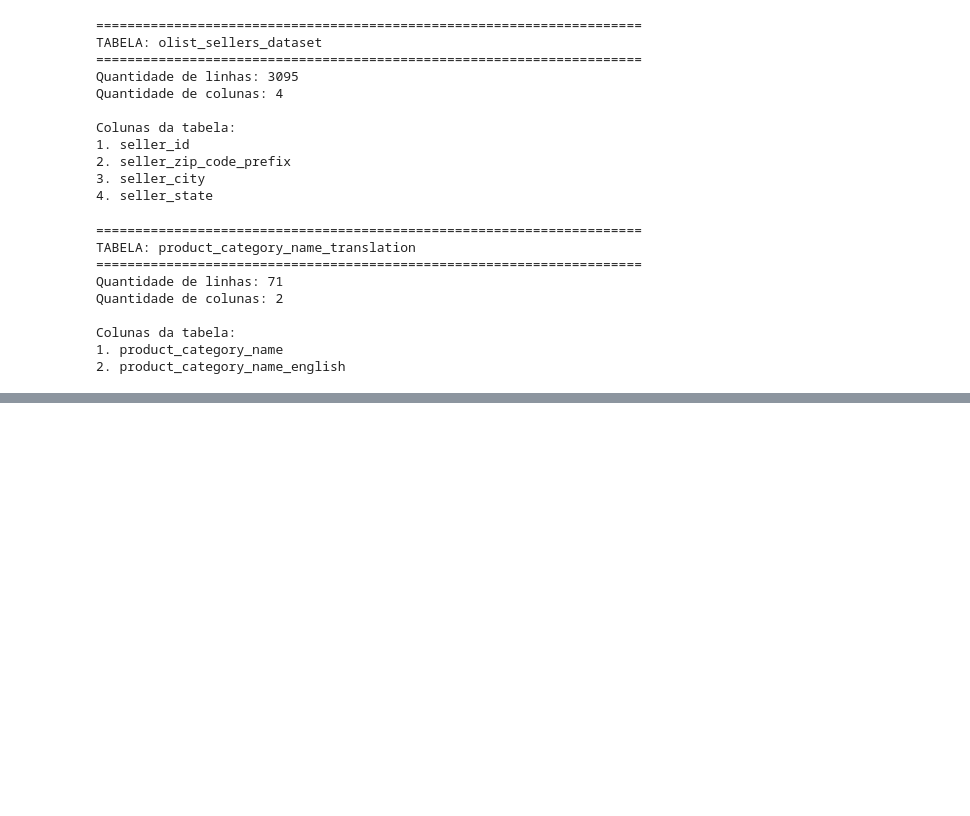
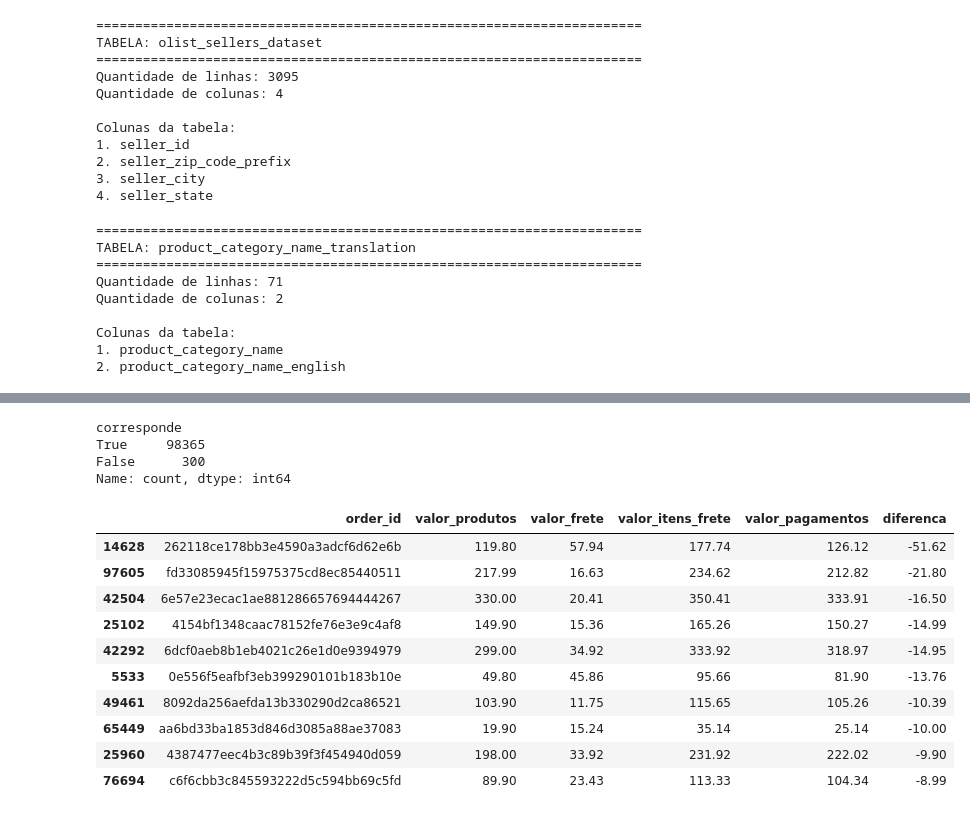
Before and after one commit to AgathaAlmeida7/case-01-queda-vendas, a Jupyter notebook: notebooks/01_data_profiling.ipynb, the cells around one changed output, grey strips where cells are left out. Cells and saved outputs as stored; diff of their text form; code cells hidden in the pictures; blank space fills up the shorter version.

```diff
--- a/notebooks/01_data_profiling.ipynb
+++ b/notebooks/01_data_profiling.ipynb
@@ -313,0 +879,8 @@ Colunas da tabela:
+# %%
+comparacao_valores = totais_items.merge(
+    totais_payments,
+    on="order_id",
+    how="inner"
+)
+
+comparacao_valores.head()
@@ -313,0 +894,7 @@ Colunas da tabela:
+# %%
+comparacao_valores["diferenca"] = (
+    comparacao_valores["valor_pagamentos"]
+    - comparacao_valores["valor_itens_frete"]
+)
+
+comparacao_valores["diferenca"].describe()
@@ -313,0 +911,46 @@ Colunas da tabela:
+# %%
+import numpy as np
+
+comparacao_valores["corresponde"] = np.isclose(
+    comparacao_valores["valor_pagamentos"],
+    comparacao_valores["valor_itens_frete"],
+    atol=0.01
+)
+
+comparacao_valores["corresponde"].value_counts()
+# %% [output]
+corresponde
+True     98365
+False      300
+Name: count, dtype: int64
+# %%
+divergencias = (
+    comparacao_valores[
+        ~comparacao_valores["corresponde"]
+    ]
+    .copy()
+    .sort_values("diferenca")
+)
+
+divergencias[
+    [
+        "order_id",
+        "valor_produtos",
+        "valor_frete",
+        "valor_itens_frete",
+        "valor_pagamentos",
+        "diferenca"
+    ]
+].head(10)
+# %% [output]
+|  | order_id | valor_produtos | valor_frete | valor_itens_frete | valor_pagamentos | diferenca |
+| 14628 | 262118ce178bb3e4590a3adcf6d62e6b | 119.80 | 57.94 | 177.74 | 126.12 | -51.62 |
+| 97605 | fd33085945f15975375cd8ec85440511 | 217.99 | 16.63 | 234.62 | 212.82 | -21.80 |
+| 42504 | 6e57e23ecac1ae881286657694444267 | 330.00 | 20.41 | 350.41 | 333.91 | -16.50 |
+| 25102 | 4154bf1348caac78152fe76e3e9c4af8 | 149.90 | 15.36 | 165.26 | 150.27 | -14.99 |
+| 42292 | 6dcf0aeb8b1eb4021c26e1d0e9394979 | 299.00 | 34.92 | 333.92 | 318.97 | -14.95 |
+| 5533 | 0e556f5eafbf3eb399290101b183b10e | 49.80 | 45.86 | 95.66 | 81.90 | -13.76 |
+| 49461 | 8092da256aefda13b330290d2ca86521 | 103.90 | 11.75 | 115.65 | 105.26 | -10.39 |
+| 65449 | aa6bd33ba1853d846d3085a88ae37083 | 19.90 | 15.24 | 35.14 | 25.14 | -10.00 |
+| 25960 | 4387477eec4b3c89b39f3f454940d059 | 198.00 | 33.92 | 231.92 | 222.02 | -9.90 |
+| 76694 | c6f6cbb3c845593222d5c594bb69c5fd | 89.90 | 23.43 | 113.33 | 104.34 | -8.99 |
```
Also changed, not shown: parts of 52 cells of this notebook, 1 other file.
